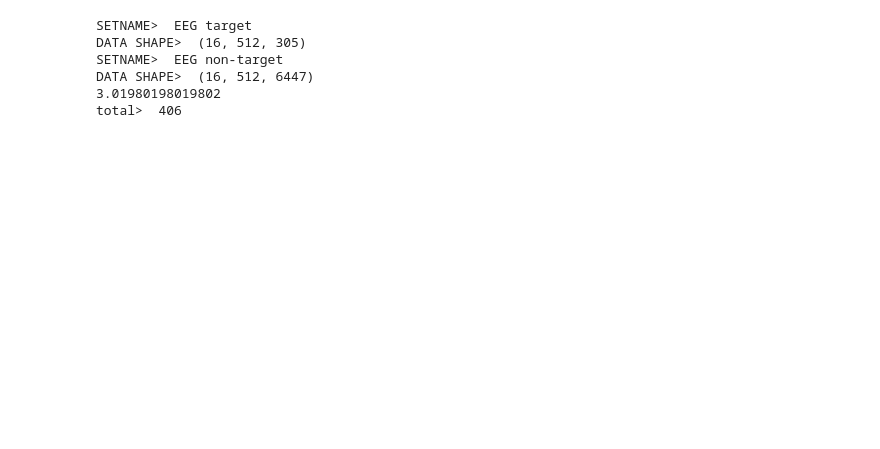
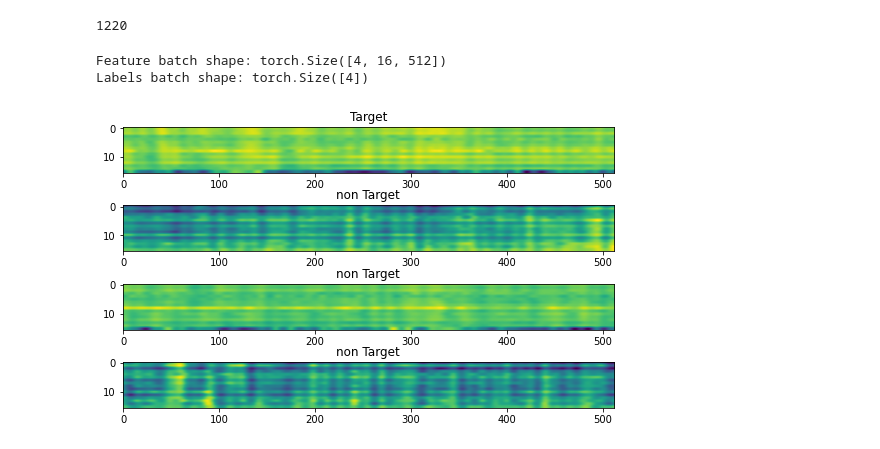
Before and after one commit to Rlesjak/instrumentacija_eeg_nn, a Jupyter notebook: loadData.ipynb, the cells around one changed output. Saved outputs shown, nothing was run; the diff lists cells and outputs as text; code cells hidden in the pictures; blank space fills up the shorter version.

Commit message:
priprema i vizualizacija dataseta za pytorch

```diff
--- a/loadData.ipynb
+++ b/loadData.ipynb
@@ -61,18 +13,54 @@ def getLabeledEpochs(raw_data, ratio, seed=None):
-# %%
-getLabeledEpochs(eeg_1s_raw, 3/1)
-# %% [output]
-SETNAME>  EEG target
-DATA SHAPE>  (16, 512, 305)
-SETNAME>  EEG non-target
-DATA SHAPE>  (16, 512, 6447)
-3.01980198019802
-total>  406
+# %%
+len(getLabeledEpochs(eeg_1s_raw, 1/3))
+# %% [output]
+1220
 # %%
 # Definiranje klase pyTorch dataseta za eeg podatke
 
 class eegDataset(Dataset):
-    def __init__(self, eeg_raw, ratio):
-        pass
+    labels = ('Target', 'non Target')
+
+    def __init__(self, eeg_raw, ratio, seed, transform=None):
+        self.epochs = getLabeledEpochs(eeg_raw, ratio, seed)
+        self.transform = transform
 
     def __len__(self):
         return len(self.epochs)
+
+    def __getitem__(self, idx):
+        label = self.epochs[idx][0]
+        epoch = self.epochs[idx][1]
+
+        # Ako je dan transformer podataka
+        # poslati podatke kroz njega
+        if self.transform:
+            epoch = self.transform(epoch)
+
+        return epoch, label
+# %%
+# Definiranje dataloadera
+
+training_data = eegDataset(eeg_1s_raw, 1/3, 'abc')
+
+train_dataloader = DataLoader(training_data, batch_size=4, shuffle=True)
+# %%
+# Vizualizacija jednog batcha
+
+train_ephs, train_labels = next(iter(train_dataloader))
+print(f"Feature batch shape: {train_ephs.size()}")
+print(f"Labels batch shape: {train_labels.size()}")
+
+fig, ax = plt.subplots(len(train_ephs))
+for key, item in enumerate(train_ephs):
+    label = training_data.labels[train_labels[key]]
+    ax[key].set_title(label)
+    ax[key].imshow(item)
+    ax[key].set_aspect('auto')
+
+fig.set_figwidth(2.2*len(train_ephs))
+fig.set_figheight(len(train_ephs))
+fig.subplots_adjust(top=1.1, hspace=0.7)
+# %% [output]
+Feature batch shape: torch.Size([4, 16, 512])
+Labels batch shape: torch.Size([4])
+[figure, added]
```
Also changed, not shown: parts of 2 cells of this notebook, 1 other file.
